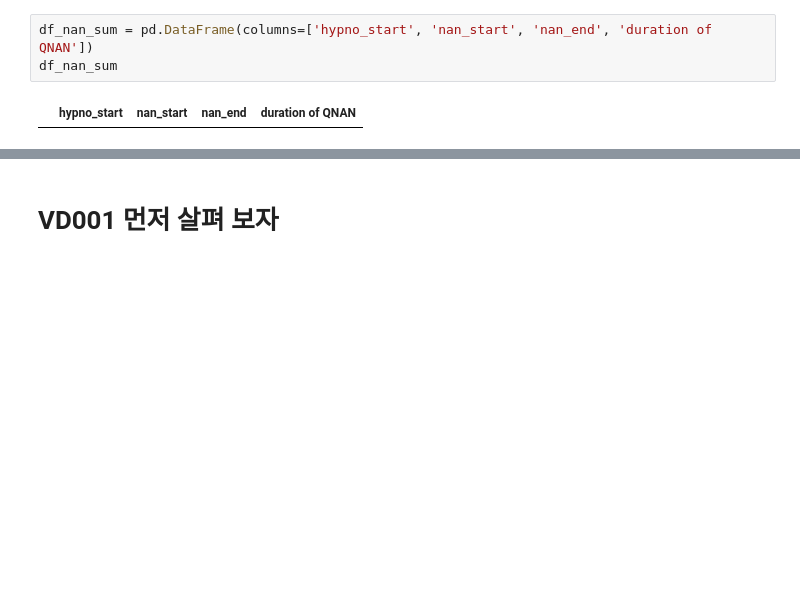
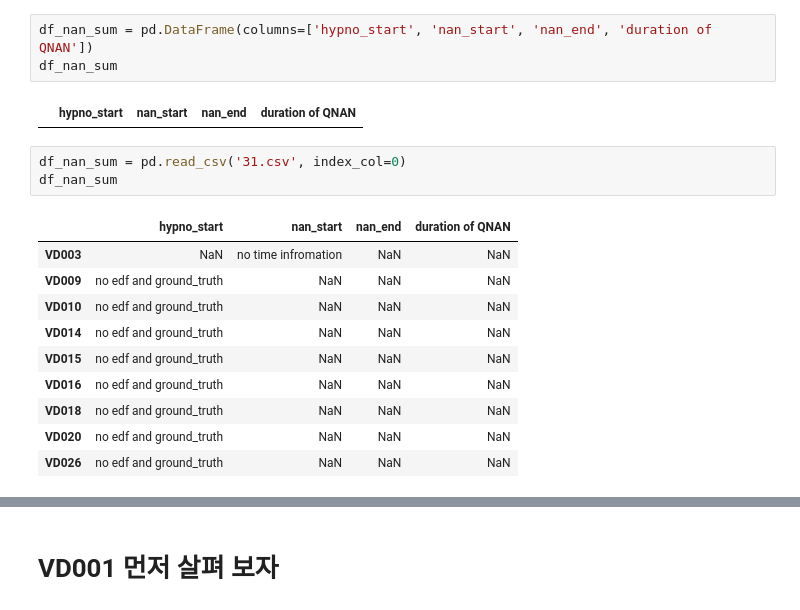
Before and after one commit to chyoungseok/NIDL_Sleep_staging, a Jupyter notebook: QNAN_inspection/VD_qNAN_inspection.ipynb, the cells around one changed output, grey strips where cells are left out. Drawn from its saved outputs; the diff is of its cells as text; blank space fills up the shorter version.

Commit message:
compelte QNAN

```diff
--- a/QNAN_inspection/VD_qNAN_inspection.ipynb
+++ b/QNAN_inspection/VD_qNAN_inspection.ipynb
@@ -21,4 +21,18 @@ df_nan_sum = pd.DataFrame(columns=['hypno_start', 'nan_start', 'nan_end', 'durat
 df_nan_sum
 # %% [output]
 |  | hypno_start | nan_start | nan_end | duration of QNAN |
+# %%
+df_nan_sum = pd.read_csv('31.csv', index_col=0)
+df_nan_sum
+# %% [output]
+|  | hypno_start | nan_start | nan_end | duration of QNAN |
+| VD003 | NaN | no time infromation | NaN | NaN |
+| VD009 | no edf and ground_truth | NaN | NaN | NaN |
+| VD010 | no edf and ground_truth | NaN | NaN | NaN |
+| VD014 | no edf and ground_truth | NaN | NaN | NaN |
+| VD015 | no edf and ground_truth | NaN | NaN | NaN |
+| VD016 | no edf and ground_truth | NaN | NaN | NaN |
+| VD018 | no edf and ground_truth | NaN | NaN | NaN |
+| VD020 | no edf and ground_truth | NaN | NaN | NaN |
+| VD026 | no edf and ground_truth | NaN | NaN | NaN |
 # %%
```
Also changed, not shown: parts of 8 cells of this notebook, 3 other files.
